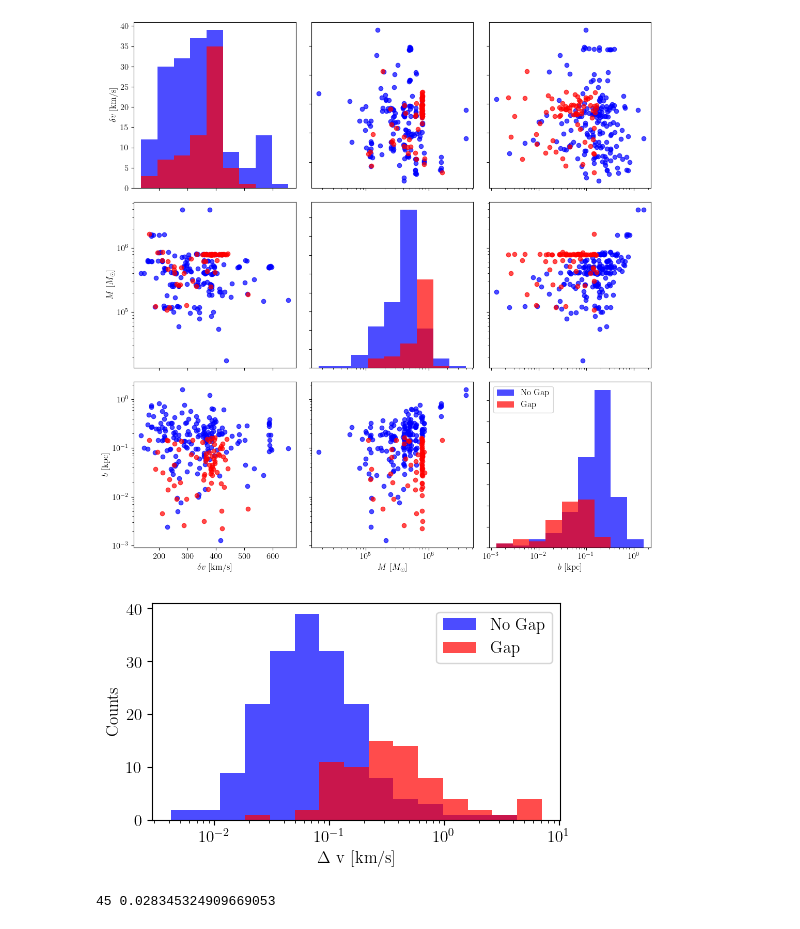
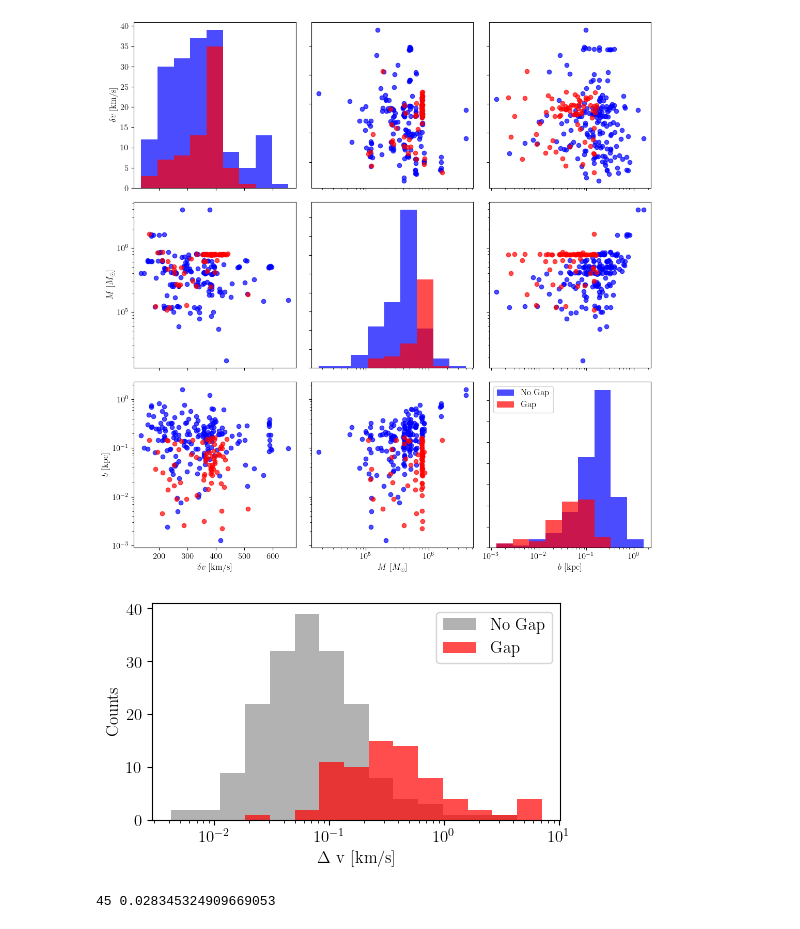
Before and after one commit to salvatore-ferrone/stream_analysis, a Jupyter notebook: figures/impact_statistics.ipynb, the cells around one changed output. Cells and saved outputs as stored; diff of their text form; code cells hidden in the pictures.

```diff
--- a/figures/impact_statistics.ipynb
+++ b/figures/impact_statistics.ipynb
@@ -135,16 +135,16 @@ plt.rcParams.update({
 NGC2808_criteria=results["suspect"] == "NGC2808"
 # %%
 fig,axis=plt.subplots(figsize=(5,3))
-axis.hist(deltaP[~gap_flag], bins=bins, color='blue', alpha=0.7, label='No Gap')
+axis.hist(deltaP[~gap_flag], bins=bins, color='black', alpha=0.3, label='No Gap')
 axis.hist(deltaP[gap_flag], bins=bins, color='red', alpha=0.7, label='Gap')
 # axis.hist(deltaP[np.logical_and(NGC2808_criteria,gap_flag)], bins=bins, color='green', alpha=0.7, label='NGC2808 With Gap')
 # axis.hist(deltaP[np.logical_and(NGC2808_criteria,~gap_flag)], bins=bins, color='black', alpha=0.7, label='NGC2808 Without Gap')
 axis.legend()
 axis.set(**AXIS)
 fig.tight_layout()
 fig.savefig("../paper/impact_geometry_statistics_deltaP.png",dpi=300)
 # %% [output]
-[figure, old version]
+[figure, new version]
 # %%
 print(deltaP[gap_flag].argmin(),deltaP[gap_flag].min())
 results['deltaP']=deltaP
```
Also changed, not shown: 3 other files.
